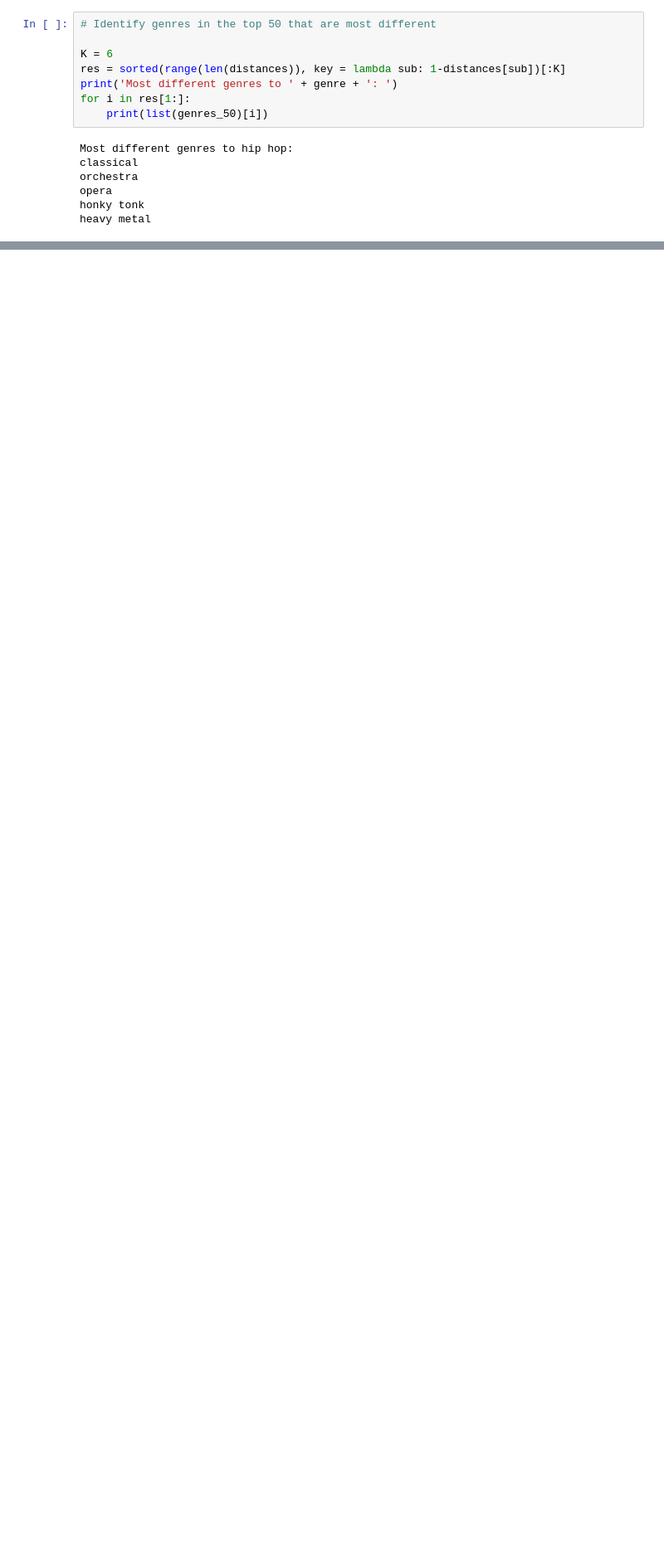
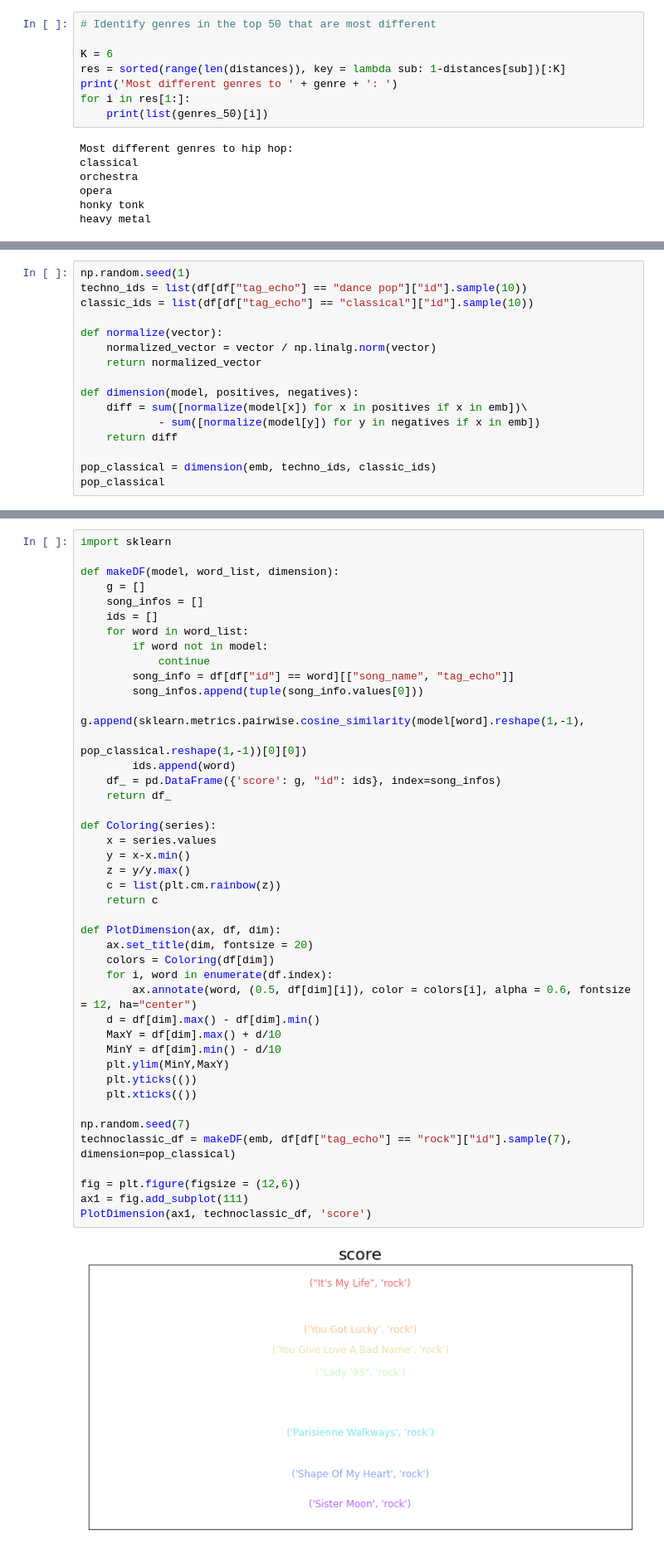
Before and after one commit to vinitra/interpret-latent-music, a Jupyter notebook: 03_exploration.ipynb, the cells around one changed output, grey strips where cells are left out. Shown at 83% size. Saved outputs shown, nothing was run; the diff lists cells and outputs as text; blank space fills up the shorter version.

```diff
--- a/03_exploration.ipynb
+++ b/03_exploration.ipynb
@@ -283,0 +302,16 @@ heavy metal
+# %%
+np.random.seed(1)
+techno_ids = list(df[df["tag_echo"] == "dance pop"]["id"].sample(10))
+classic_ids = list(df[df["tag_echo"] == "classical"]["id"].sample(10))
+
+def normalize(vector):
+    normalized_vector = vector / np.linalg.norm(vector)
+    return normalized_vector
+
+def dimension(model, positives, negatives):
+    diff = sum([normalize(model[x]) for x in positives if x in emb])\
+            - sum([normalize(model[y]) for y in negatives if x in emb])
+    return diff
+
+pop_classical = dimension(emb, techno_ids, classic_ids)
+pop_classical
@@ -283,0 +338,45 @@ heavy metal
+# %%
+import sklearn
+
+def makeDF(model, word_list, dimension):
+    g = []
+    song_infos = []
+    ids = []
+    for word in word_list:
+        if word not in model:
+            continue
+        song_info = df[df["id"] == word][["song_name", "tag_echo"]]
+        song_infos.append(tuple(song_info.values[0]))
+        g.append(sklearn.metrics.pairwise.cosine_similarity(model[word].reshape(1,-1),
+                                                            pop_classical.reshape(1,-1))[0][0])
+        ids.append(word)
+    df_ = pd.DataFrame({'score': g, "id": ids}, index=song_infos)
+    return df_
+
+def Coloring(series):
+    x = series.values
+    y = x-x.min()
+    z = y/y.max()
+    c = list(plt.cm.rainbow(z))
+    return c
+
+def PlotDimension(ax, df, dim):
+    ax.set_title(dim, fontsize = 20)
+    colors = Coloring(df[dim])
+    for i, word in enumerate(df.index):
+        ax.annotate(word, (0.5, df[dim][i]), color = colors[i], alpha = 0.6, fontsize = 12, ha="center")
+    d = df[dim].max() - df[dim].min()
+    MaxY = df[dim].max() + d/10
+    MinY = df[dim].min() - d/10
+    plt.ylim(MinY,MaxY)
+    plt.yticks(())
+    plt.xticks(())
+
+np.random.seed(7)
+technoclassic_df = makeDF(emb, df[df["tag_echo"] == "rock"]["id"].sample(7), dimension=pop_classical)
+
+fig = plt.figure(figsize = (12,6))
+ax1 = fig.add_subplot(111)
+PlotDimension(ax1, technoclassic_df, 'score')
+# %% [output]
+[figure, added]
```
Also changed, not shown: parts of 24 cells of this notebook, 2 other files.
